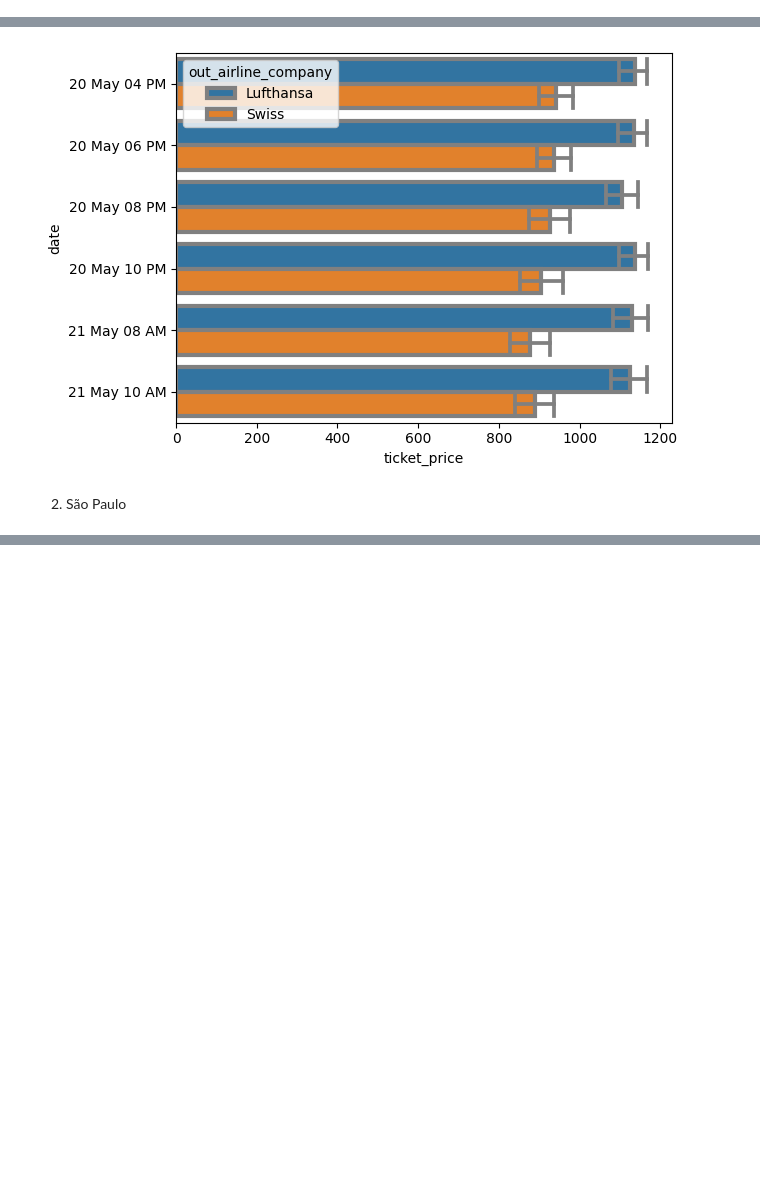
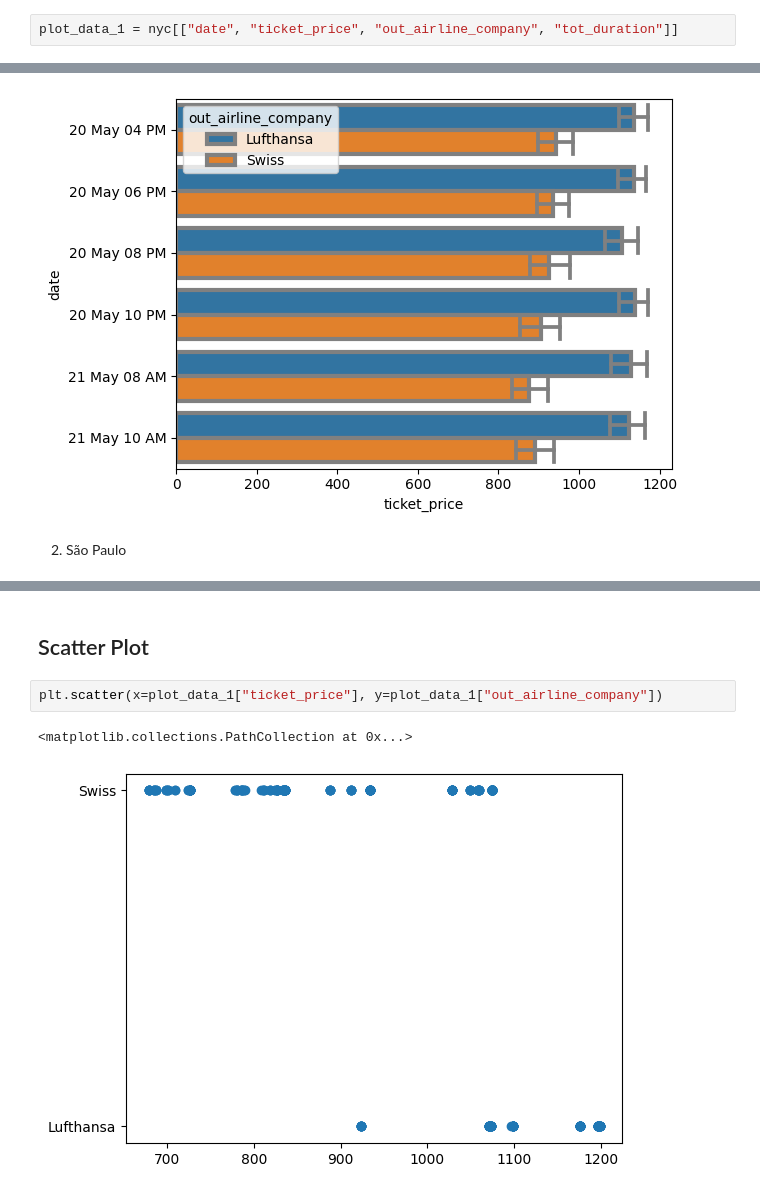
Before and after one commit to adelindonesia/project, a Jupyter notebook: second_version/data_cleaning/data_visualization.ipynb, the cells around one changed output, grey strips where cells are left out. Saved outputs shown, nothing was run; the diff lists cells and outputs as text; blank space fills up the shorter version.

```diff
--- a/second_version/data_cleaning/data_visualization.ipynb
+++ b/second_version/data_cleaning/data_visualization.ipynb
@@ -152,4 +161,6 @@ plot_df(df = lufthansa_air_sao)
 ## Bar Chart
 # %% [markdown]
 1. NYC
+# %%
+plot_data_1 = nyc[["date", "ticket_price", "out_airline_company", "tot_duration"]]
 # %%
@@ -170,3 +194,10 @@ sns.barplot(data = plot, x='ticket_price', y='date', hue='out_airline_company',e
 # %% [output]
 <Axes: xlabel='ticket_price', ylabel='date'>
 [figure]
+# %% [markdown]
+## Scatter Plot
+# %%
+plt.scatter(x=plot_data_1["ticket_price"], y=plot_data_1["out_airline_company"])
+# %% [output]
+<matplotlib.collections.PathCollection at 0x...>
+[figure, added]
```
Also changed, not shown: parts of 16 cells of this notebook.
